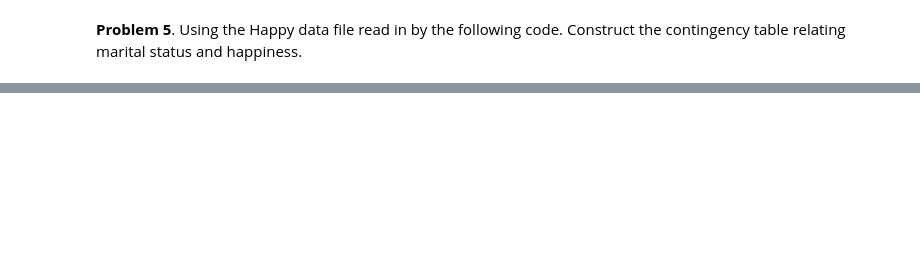
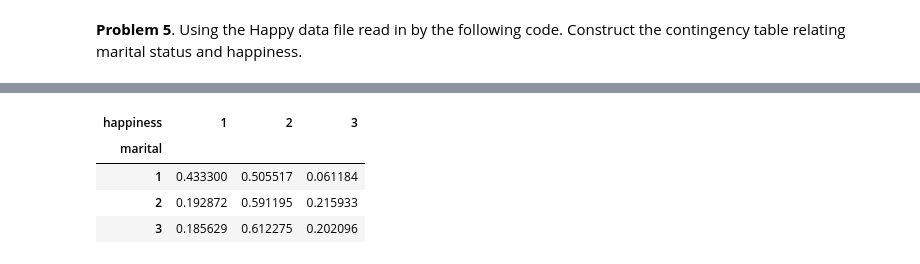
Before and after one commit to CrYngeMania/Stat220-Homework, a Jupyter notebook: Assignments/Stat_220_HW1.ipynb, the cells around one changed output, grey strips where cells are left out. Saved outputs shown, nothing was run; the diff lists cells and outputs as text; code cells hidden in the pictures; blank space fills up the shorter version.

```diff
--- a/Assignments/Stat_220_HW1.ipynb
+++ b/Assignments/Stat_220_HW1.ipynb
@@ -170,0 +195,8 @@ happy = pd.read_csv("https://stat4ds.rwth-aachen.de/data/Happy.dat",sep=r'\s+')
+# %%
+pd.crosstab(happy['marital'], happy['happiness'], normalize = 'index')
+# %% [output]
+| happiness | 1 | 2 | 3 |
+| marital |  |  |  |
+| 1 | 0.433300 | 0.505517 | 0.061184 |
+| 2 | 0.192872 | 0.591195 | 0.215933 |
+| 3 | 0.185629 | 0.612275 | 0.202096 |
```
Also changed, not shown: parts of 3 cells of this notebook.
